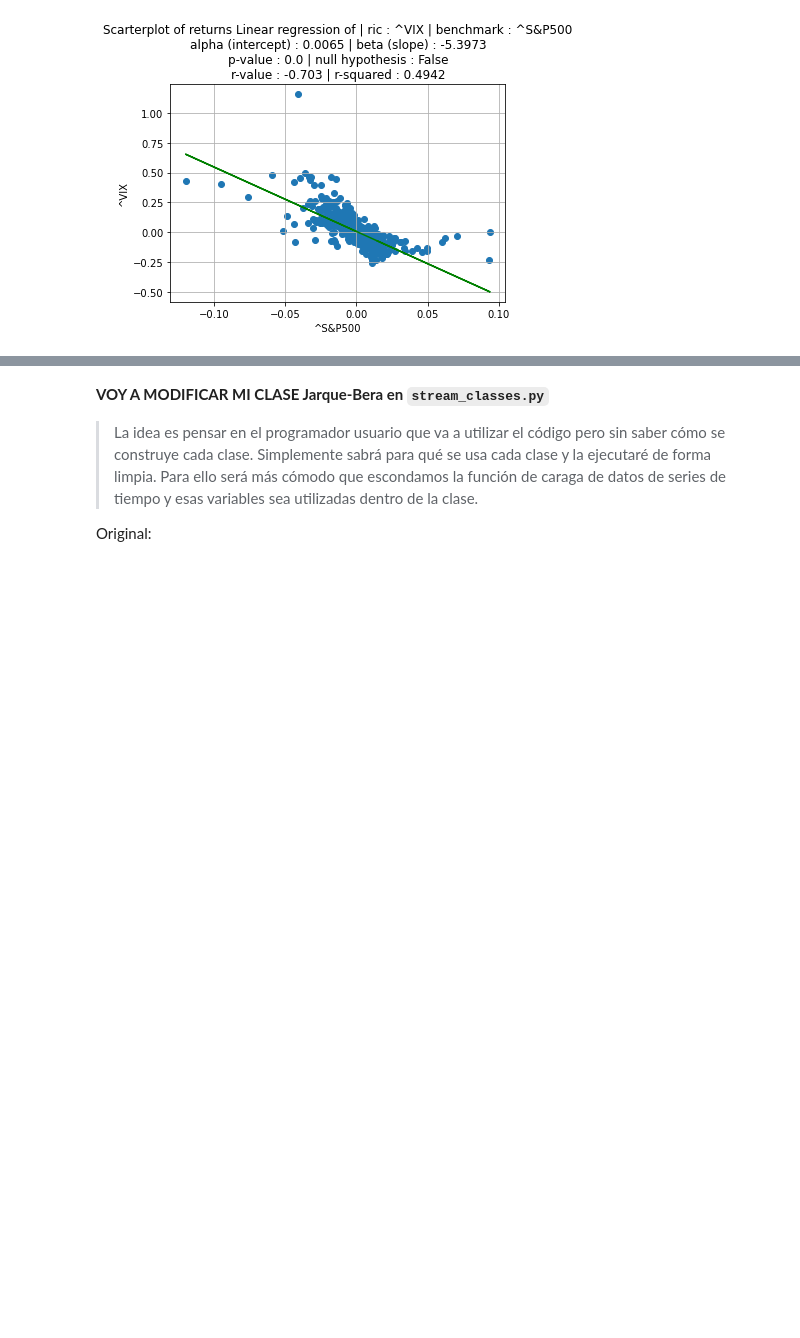
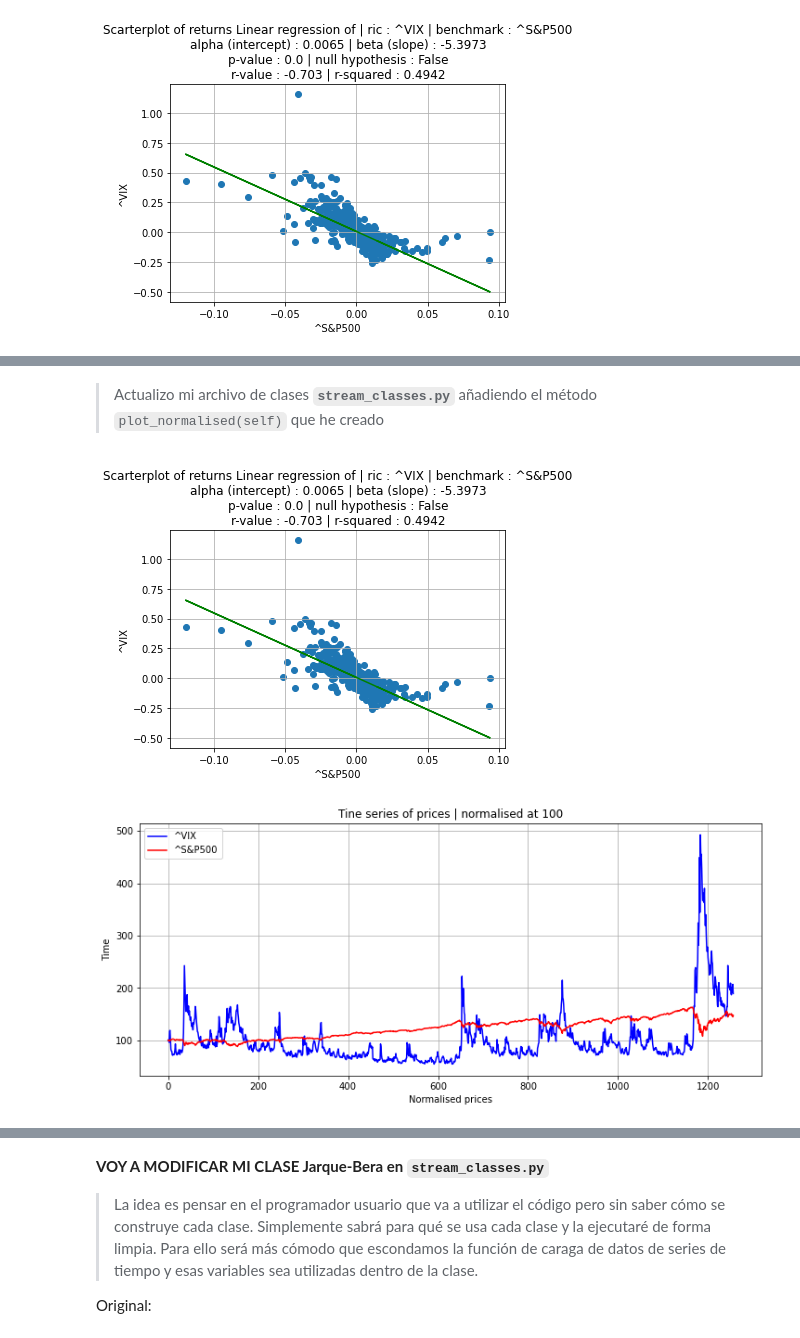
Before and after one commit to alexjust-data/quant_finances_python, a Jupyter notebook: notebooks/09_CAPM_Refactoring.ipynb, the cells around one changed output, grey strips where cells are left out. Cells and saved outputs as stored; diff of their text form; code cells hidden in the pictures; blank space fills up the shorter version.

```diff
--- a/notebooks/09_CAPM_Refactoring.ipynb
+++ b/notebooks/09_CAPM_Refactoring.ipynb
@@ -541,0 +681,24 @@ capm.scatterplot()
+# %% [markdown]
+> Actualizo mi archivo de clases **`stream_classes.py`** añadiendo el método `plot_normalised(self)` que he creado
+# %%
+import importlib
+import stream_classes
+import stream_functions
+import stream_04_classes_refactoring2
+importlib.reload(stream_classes)
+importlib.reload(stream_functions)
+importlib.reload(stream_04_classes_refactoring2)
+
+
+ric = "^VIX"
+benchmark = "^S&P500"
+
+# class lineal regression
+capm = stream_classes.capm_manager(ric, benchmark)
+capm.load_timeseries()
+capm.compute()
+capm.scatterplot()
+capm.plot_normalised()
+# %% [output]
+[figure, added]
+[figure, added]
```
Also changed, not shown: parts of 21 cells of this notebook, 20 other files.
